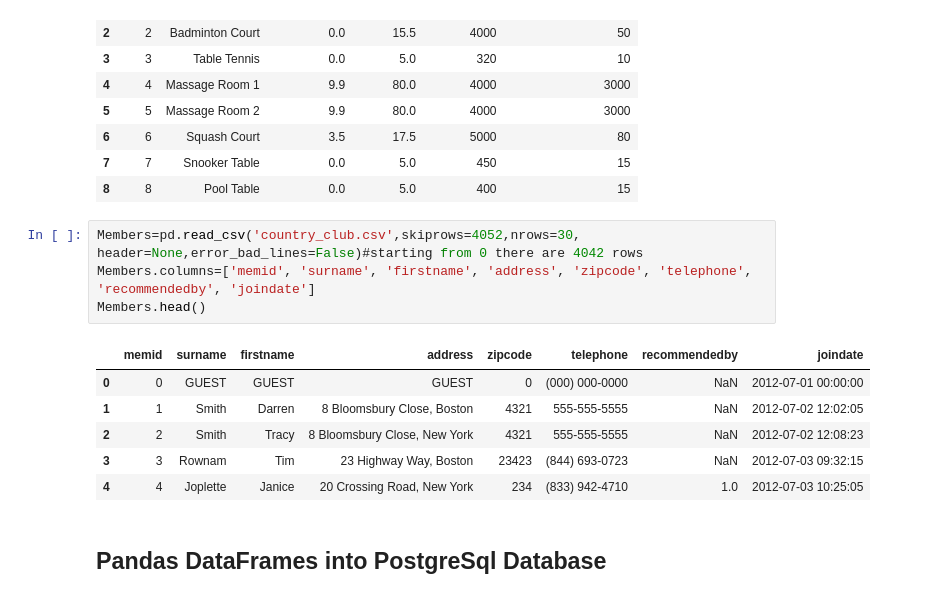
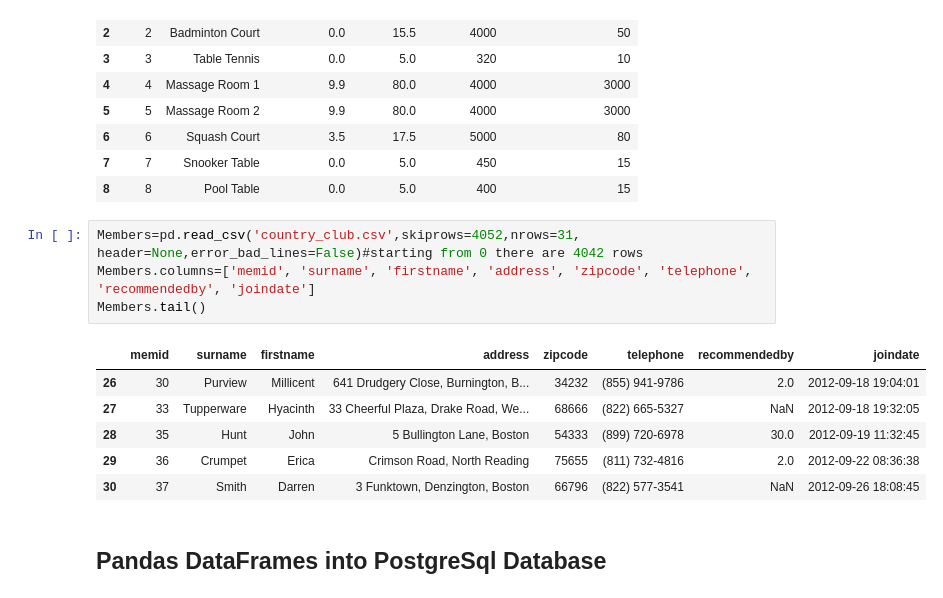
Before and after one commit to pmleffers/Springboard_Mini-Projects, a Jupyter notebook: Sql_Springboard.ipynb, the cells around one changed output. Cells and saved outputs as stored; diff of their text form.

```diff
--- a/Sql_Springboard.ipynb
+++ b/Sql_Springboard.ipynb
@@ -98,16 +95,16 @@ Facilities
 | 7 | 7 | Snooker Table | 0.0 | 5.0 | 450 | 15 |
 | 8 | 8 | Pool Table | 0.0 | 5.0 | 400 | 15 |
 # %%
-Members=pd.read_csv('country_club.csv',skiprows=4052,nrows=30, header=None,error_bad_lines=False)#starting from 0 there are 4042 rows
+Members=pd.read_csv('country_club.csv',skiprows=4052,nrows=31, header=None,error_bad_lines=False)#starting from 0 there are 4042 rows
 Members.columns=['memid', 'surname', 'firstname', 'address', 'zipcode', 'telephone', 'recommendedby', 'joindate']
-Members.head()
+Members.tail()
 # %% [output]
 |  | memid | surname | firstname | address | zipcode | telephone | recommendedby | joindate |
-| 0 | 0 | GUEST | GUEST | GUEST | 0 | (000) 000-0000 | NaN | 2012-07-01 00:00:00 |
-| 1 | 1 | Smith | Darren | 8 Bloomsbury Close, Boston | 4321 | 555-555-5555 | NaN | 2012-07-02 12:02:05 |
-| 2 | 2 | Smith | Tracy | 8 Bloomsbury Close, New York | 4321 | 555-555-5555 | NaN | 2012-07-02 12:08:23 |
-| 3 | 3 | Rownam | Tim | 23 Highway Way, Boston | 23423 | (844) 693-0723 | NaN | 2012-07-03 09:32:15 |
-| 4 | 4 | Joplette | Janice | 20 Crossing Road, New York | 234 | (833) 942-4710 | 1.0 | 2012-07-03 10:25:05 |
+| 26 | 30 | Purview | Millicent | 641 Drudgery Close, Burnington, B... | 34232 | (855) 941-9786 | 2.0 | 2012-09-18 19:04:01 |
+| 27 | 33 | Tupperware | Hyacinth | 33 Cheerful Plaza, Drake Road, We... | 68666 | (822) 665-5327 | NaN | 2012-09-18 19:32:05 |
+| 28 | 35 | Hunt | John | 5 Bullington Lane, Boston | 54333 | (899) 720-6978 | 30.0 | 2012-09-19 11:32:45 |
+| 29 | 36 | Crumpet | Erica | Crimson Road, North Reading | 75655 | (811) 732-4816 | 2.0 | 2012-09-22 08:36:38 |
+| 30 | 37 | Smith | Darren | 3 Funktown, Denzington, Boston | 66796 | (822) 577-3541 | NaN | 2012-09-26 18:08:45 |
 # %% [markdown]
 Pandas DataFrames into PostgreSql Database
 ---------------------
```
Also changed, not shown: parts of 7 cells of this notebook.
